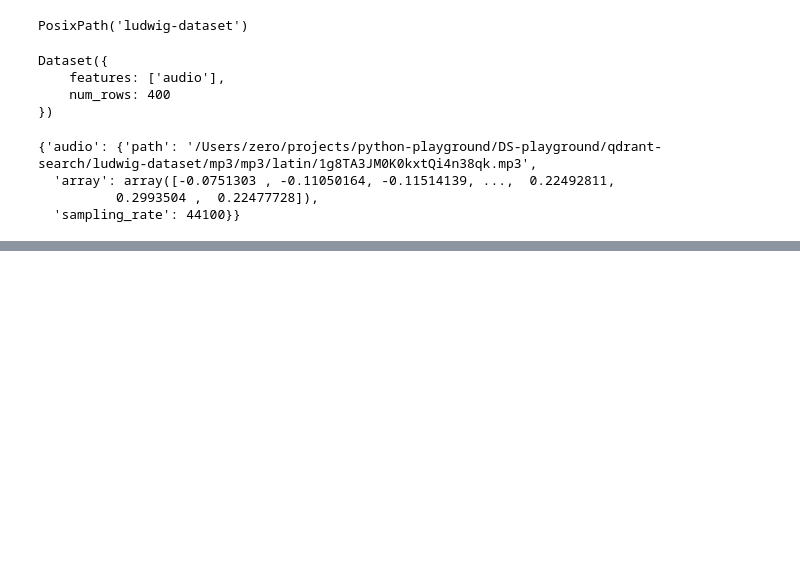
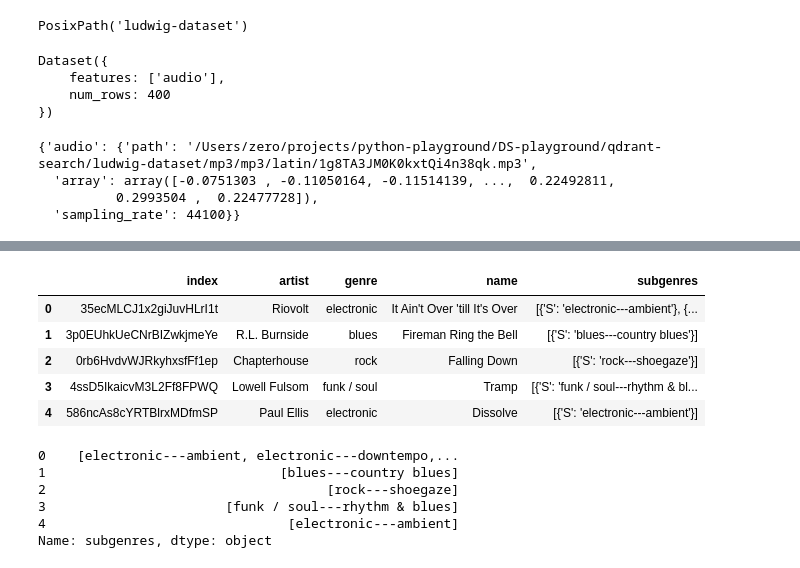
Before and after one commit to adaschevici/qdrant-protos, a Jupyter notebook: qdrant_and_audio.ipynb, the cells around one changed output, grey strips where cells are left out. Drawn from its saved outputs; the diff is of its cells as text; code cells hidden in the pictures; blank space fills up the shorter version.

Commit message:
Extract values for subgenres and print them out

```diff
--- a/qdrant_and_audio.ipynb
+++ b/qdrant_and_audio.ipynb
@@ -48,0 +83,4 @@ music_data[115]
+# %%
+label_path = data_path / "labels.json"
+labels = pd.read_json(label_path)
+labels.head()
@@ -48,0 +94,38 @@ music_data[115]
+# %%
+def get_metadata(x):
+    cols = ["artist", "genre", "name", "subgenres"]
+    list_of_cols = []
+    for col in cols:
+        try:
+            mdata = list(x[col].values())[0]
+        except:
+            mdata = "Unknown"
+        list_of_cols.append(mdata)
+    return pd.Series(list_of_cols, index=cols)
+# %%
+clean_labels = labels["tracks"].apply(get_metadata).reset_index()
+clean_labels.head()
+# %% [output]
+|  | index | artist | genre | name | subgenres |
+| 0 | 35ecMLCJ1x2giJuvHLrI1t | Riovolt | electronic | It Ain't Over 'till It's Over | [{'S': 'electronic---ambient'}, {... |
+| 1 | 3p0EUhkUeCNrBIZwkjmeYe | R.L. Burnside | blues | Fireman Ring the Bell | [{'S': 'blues---country blues'}] |
+| 2 | 0rb6HvdvWJRkyhxsfFf1ep | Chapterhouse | rock | Falling Down | [{'S': 'rock---shoegaze'}] |
+| 3 | 4ssD5IkaicvM3L2Ff8FPWQ | Lowell Fulsom | funk / soul | Tramp | [{'S': 'funk / soul---rhythm & bl... |
+| 4 | 586ncAs8cYRTBlrxMDfmSP | Paul Ellis | electronic | Dissolve | [{'S': 'electronic---ambient'}] |
+# %%
+def get_vals(genres):
+    genre_list = []
+    for dicts in genres:
+        for _,val in dicts.items():
+            genre_list.append(val)
+    return genre_list
+
+clean_labels["subgenres"] = clean_labels.subgenres.apply(get_vals)
+clean_labels["subgenres"].head()
+# %% [output]
+0    [electronic---ambient, electronic---downtempo,...
+1                              [blues---country blues]
+2                                    [rock---shoegaze]
+3                       [funk / soul---rhythm & blues]
+4                               [electronic---ambient]
+Name: subgenres, dtype: object
```
Also changed, not shown: parts of 4 cells of this notebook.
